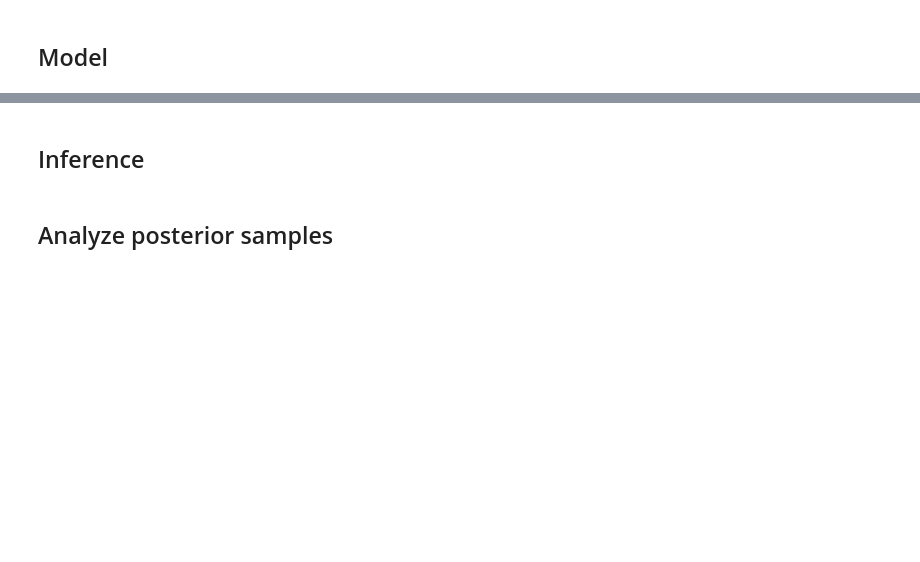
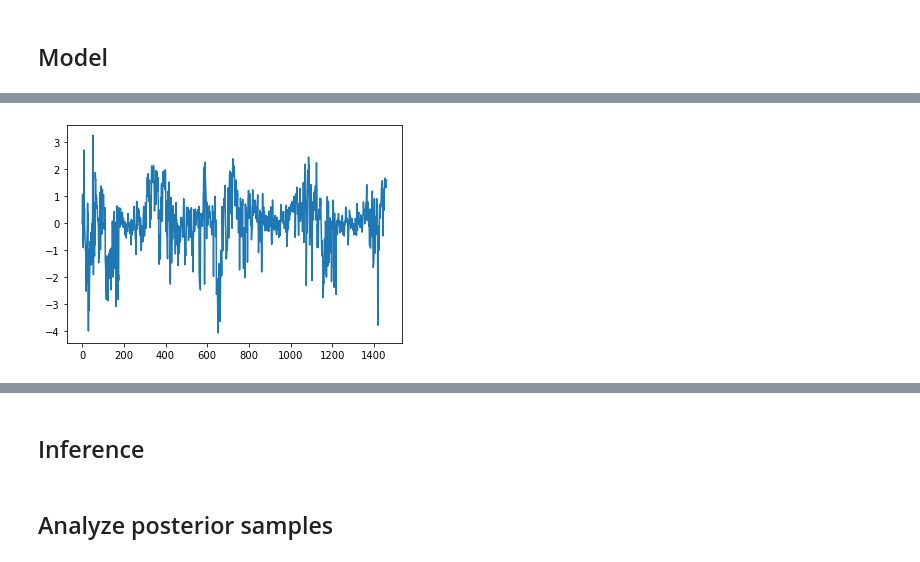
Before and after one commit to wdmdev/42186-MBML-Project, a Jupyter notebook: AR.ipynb, the cells around one changed output, grey strips where cells are left out. Saved outputs shown, nothing was run; the diff lists cells and outputs as text; code cells hidden in the pictures; blank space fills up the shorter version.

```diff
--- a/AR.ipynb
+++ b/AR.ipynb
@@ -178,0 +227,6 @@ print("Mean abs test residual: ", resid[:, T1:].abs().mean())
+# %%
+
+plt.plot(covariates[:, 3])
+plt.show()
+# %% [output]
+[figure, added]
```
Also changed, not shown: parts of 6 cells of this notebook.
